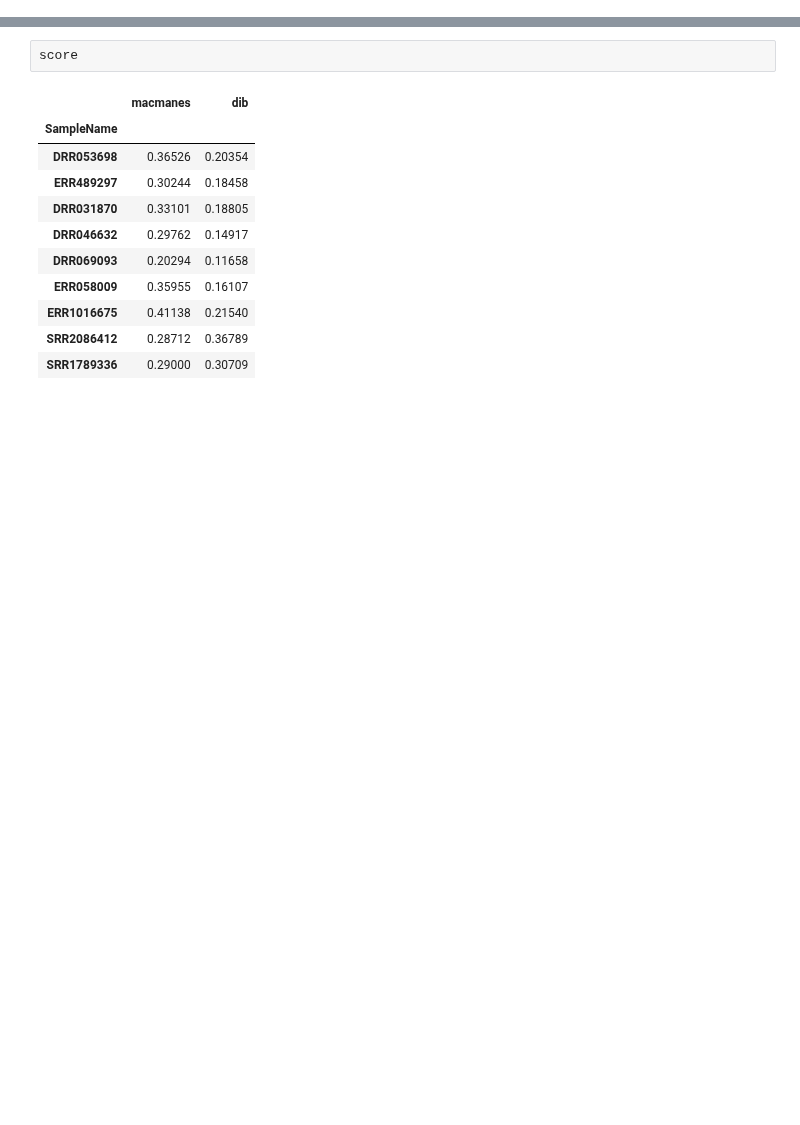
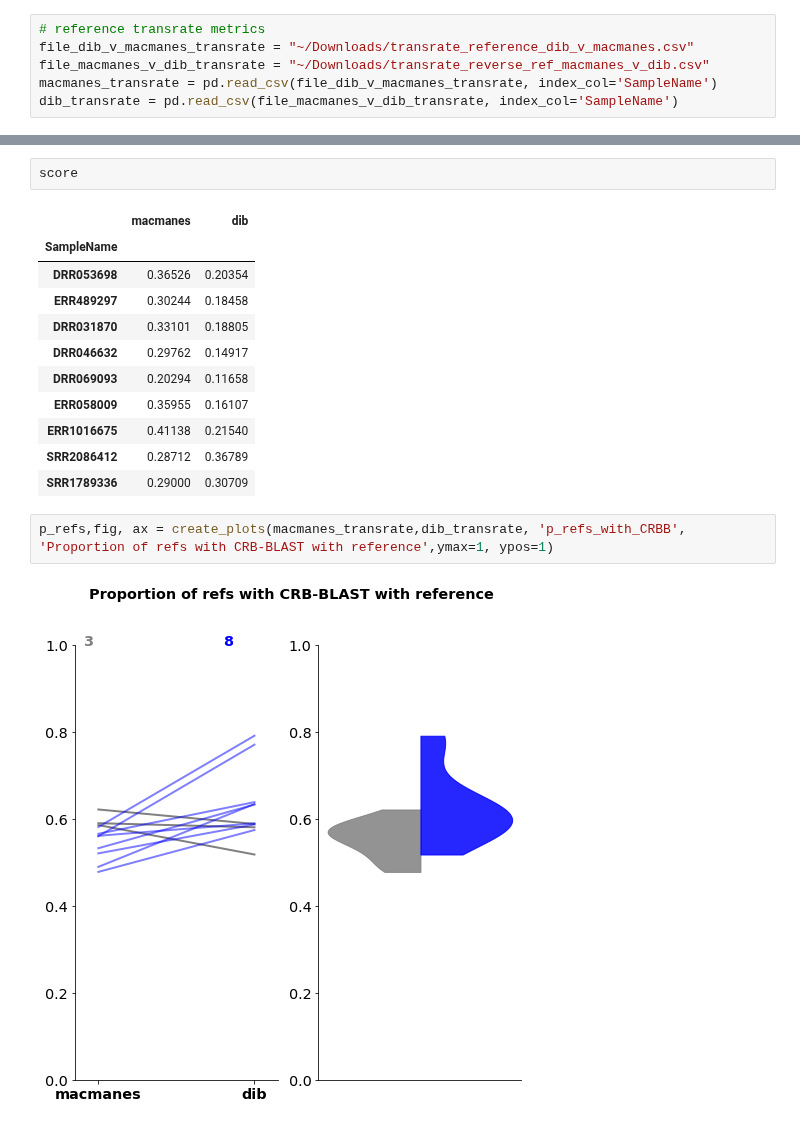
Before and after one commit to johnsolk/MMETSP, a Jupyter notebook: notebooks/oysterriver_dib_Sept2017.ipynb, the cells around one changed output, grey strips where cells are left out. Drawn from its saved outputs; the diff is of its cells as text; blank space fills up the shorter version.

Commit message:
added transrate scores, orf

```diff
--- a/notebooks/oysterriver_dib_Sept2017.ipynb
+++ b/notebooks/oysterriver_dib_Sept2017.ipynb
@@ -14,6 +14,12 @@ file_macmanes_transrate_scores = "~/Downloads/transrate_scores_macmanes.csv"
 file_dib_transrate_scores = "~/Downloads/transrate_scores_dib.csv"
 macmanes_transrate_score = pd.read_csv(file_macmanes_transrate_scores, index_col='SampleName')
 dib_transrate_score = pd.read_csv(file_dib_transrate_scores, index_col='SampleName')
+# %%
+# reference transrate metrics
+file_dib_v_macmanes_transrate = "~/Downloads/transrate_reference_dib_v_macmanes.csv"
+file_macmanes_v_dib_transrate = "~/Downloads/transrate_reverse_ref_macmanes_v_dib.csv"
+macmanes_transrate = pd.read_csv(file_dib_v_macmanes_transrate, index_col='SampleName')
+dib_transrate = pd.read_csv(file_macmanes_v_dib_transrate, index_col='SampleName')
 # %%
 dib_transrate_score = dib_transrate_score.drop_duplicates()
 macmanes_transrate_score = macmanes_transrate_score.drop_duplicates()
@@ -157,3 +194,7 @@ score
 | ERR1016675 | 0.41138 | 0.21540 |
 | SRR2086412 | 0.28712 | 0.36789 |
 | SRR1789336 | 0.29000 | 0.30709 |
+# %%
+p_refs,fig, ax = create_plots(macmanes_transrate,dib_transrate, 'p_refs_with_CRBB', 'Proportion of refs with CRB-BLAST with reference',ymax=1, ypos=1)
+# %% [output]
+[figure, added]
```
Also changed, not shown: parts of 9 cells of this notebook, 1 other file.
